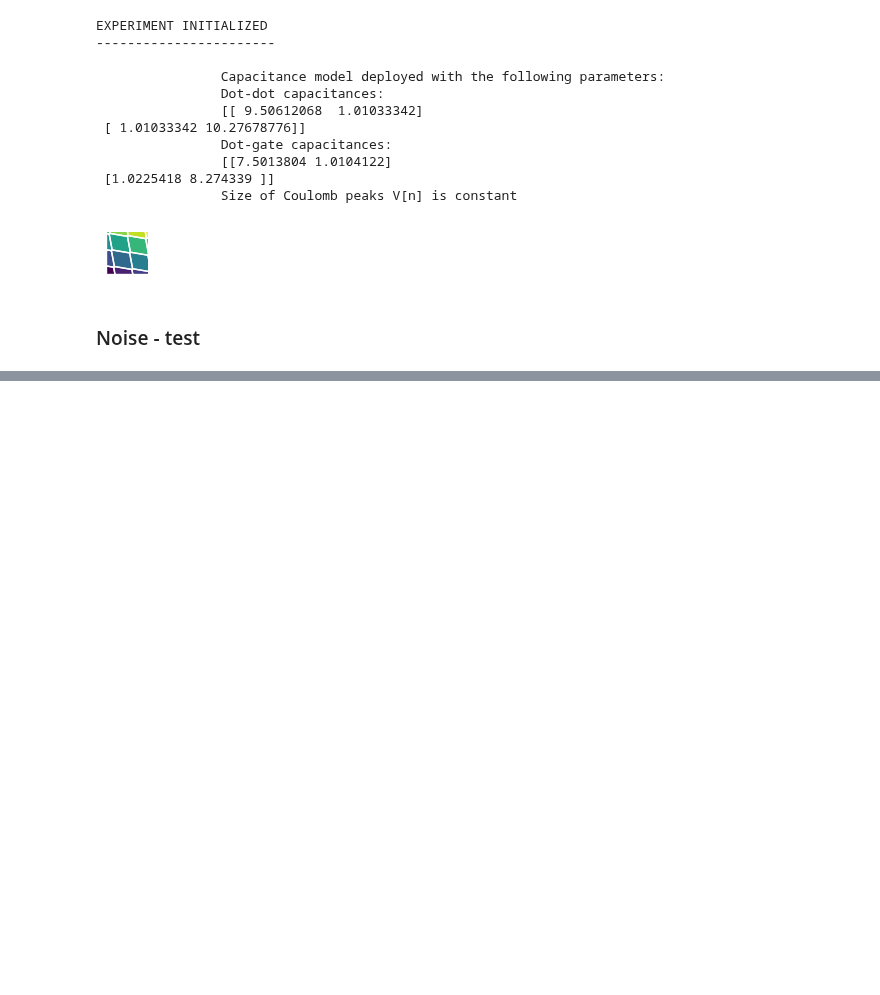
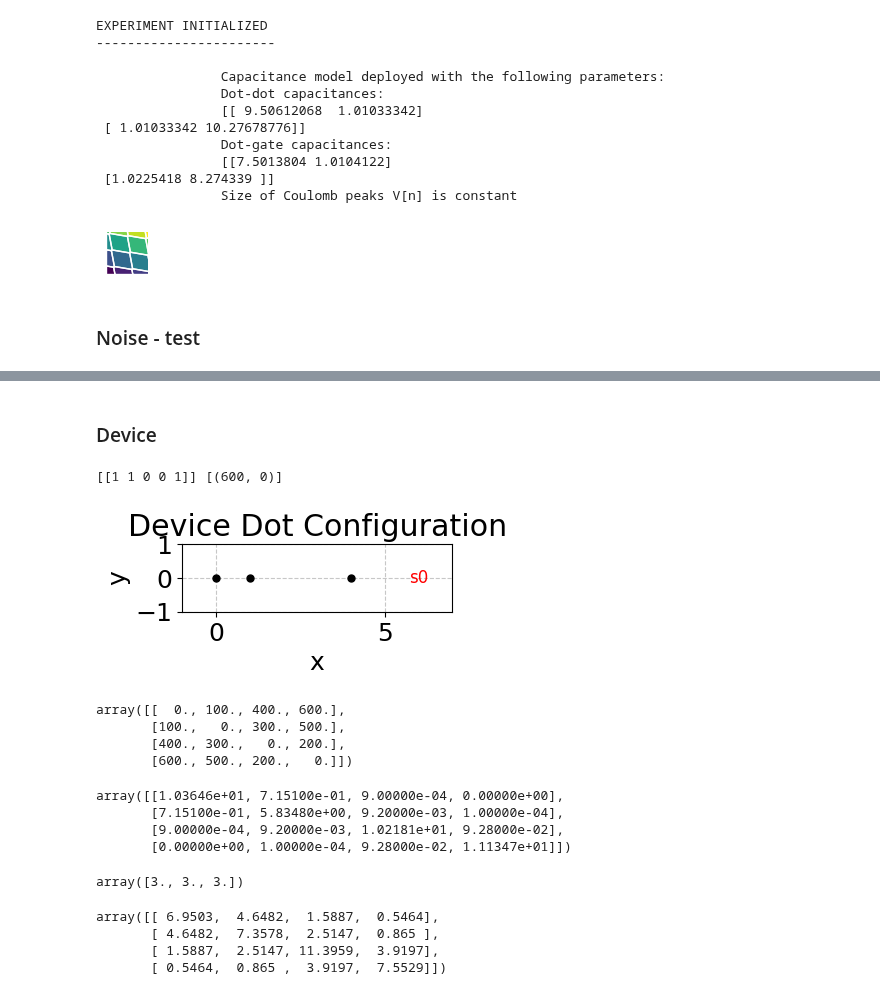
Before and after one commit to KREFT-QS-13/learning-QDs-parameters, a Jupyter notebook: example.ipynb, the cells around one changed output, grey strips where cells are left out. Drawn from its saved outputs; the diff is of its cells as text; code cells hidden in the pictures; blank space fills up the shorter version.

```diff
--- a/example.ipynb
+++ b/example.ipynb
@@ -269,0 +288,37 @@ u.plot_CSD(xks, yks, sensor_signalexp[:,:,0], polytopesks)
+# %% [markdown]
+### Device
+# %%
+# device = np.array([[0,1, 0,1,0],[1,0,1,0,1],[0,1,0,1,0]])
+# device = np.ones((2,2))
+# device = np.ones((1,3))
+device = np.array([[1,1,0,0,1]])
+
+
+# r0 = [c.d_DD*np.sqrt(0.5**2+3**2)]
+# t0 = [np.arctan(3/0.5)]
+r0 = [6*c.d_DD]
+t0 = [0]
+S=len(t0)
+c.set_global_K(len(u.get_dots_indices(device))+S)
+
+sensors = u.set_sensors_positions(S, device, list_r0=r0, list_theta0=t0)
+# sensors = u.set_sensors_positions(S, device)
+
+print(device, sensors)
+# %% [output]
+[[1 1 0 0 1]] [(600, 0)]
+# %%
+# Example usage:
+%matplotlib inline
+fig, ax = u.plot_device_lattice(device, sensors)
+plt.show()
+# %% [output]
+[figure, added]
+# %%
+dist_matrix = u.get_device_distance_matrix(device, sensors)
+dist_matrix
+# %% [output]
+array([[  0., 100., 400., 600.],
+       [100.,   0., 300., 500.],
+       [400., 300.,   0., 200.],
+       [600., 500., 200.,   0.]])
@@ -269,0 +327,18 @@ u.plot_CSD(xks, yks, sensor_signalexp[:,:,0], polytopesks)
+# %%
+C_DG
+# %% [output]
+array([[1.03646e+01, 7.15100e-01, 9.00000e-04, 0.00000e+00],
+       [7.15100e-01, 5.83480e+00, 9.20000e-03, 1.00000e-04],
+       [9.00000e-04, 9.20000e-03, 1.02181e+01, 9.28000e-02],
+       [0.00000e+00, 1.00000e-04, 9.28000e-02, 1.11347e+01]])
+# %%
+x= np.ones((c.K,c.K))
+# %% [output]
+array([3., 3., 3.])
+# %%
+C_DD
+# %% [output]
+array([[ 6.9503,  4.6482,  1.5887,  0.5464],
+       [ 4.6482,  7.3578,  2.5147,  0.865 ],
+       [ 1.5887,  2.5147, 11.3959,  3.9197],
+       [ 0.5464,  0.865 ,  3.9197,  7.5529]])
```
Also changed, not shown: parts of 9 cells of this notebook, 4 other files.
